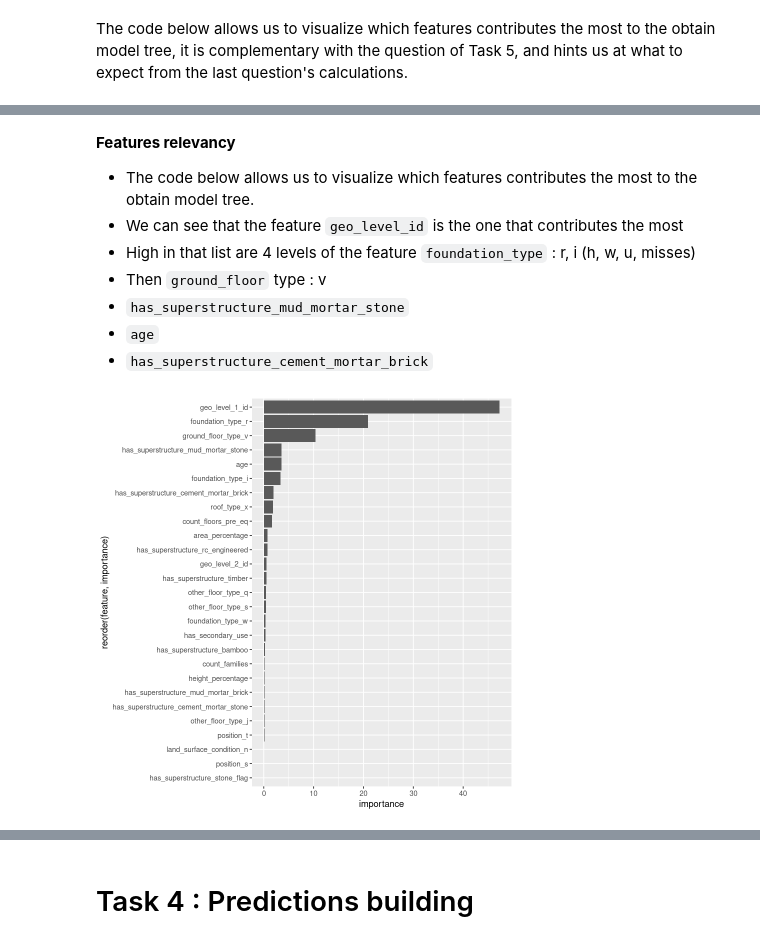
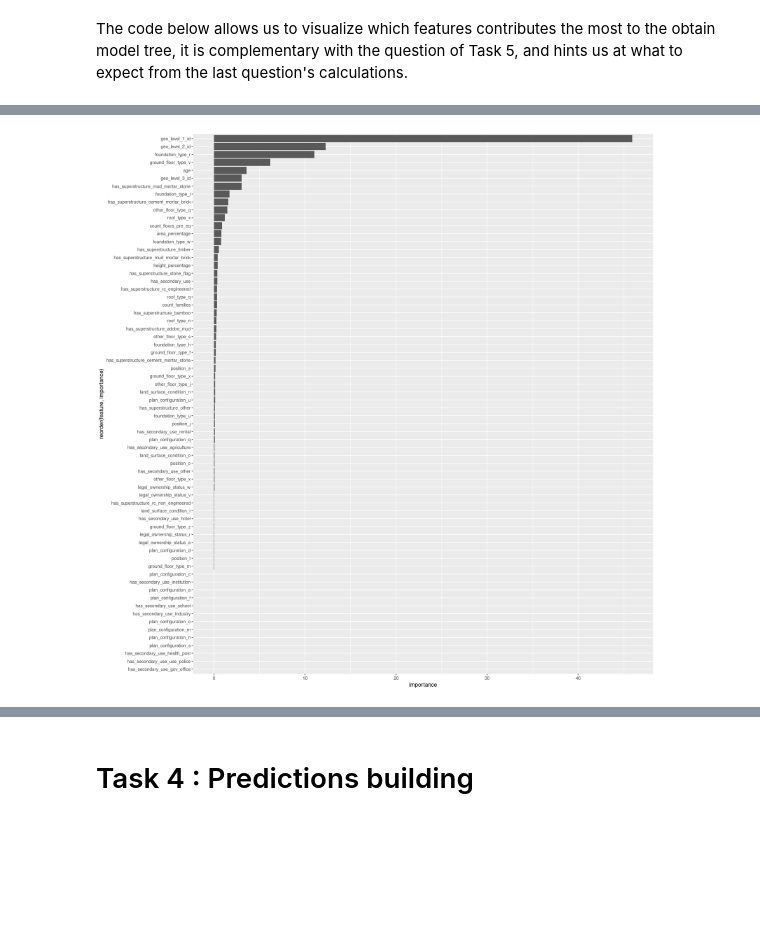
Before and after one commit to ULB-INFO-F-422/richter-s-predictor-group-38, a Jupyter notebook: implementation.ipynb, the cells around one changed output, grey strips where cells are left out. Drawn from its saved outputs; the diff is of its cells as text; code cells hidden in the pictures; blank space fills up the shorter version.

```diff
--- a/implementation.ipynb
+++ b/implementation.ipynb
@@ -407,2 +612,2 @@ Standard deviation F1 metric: 0.00184923218418441
 # %%
-gradientBoostingTreeModel = gbm(damage_grade ~., data=dataPP[,-1], n.trees=500)
+gbmModel = gbm(damage_grade~., data=dataPP, n.trees=500, interaction.depth=3, shrinkage=0.1)
@@ -413,9 +613,0 @@ Warning message:
-# %% [markdown]
-**Features relevancy**
-- The code below allows us to visualize which features contributes the most to the obtain model tree.
-- We can see that the feature `geo_level_id` is the one that contributes the most
-- High in that list are 4 levels of the feature `foundation_type` : r, i (h, w, u, misses)
-- Then `ground_floor` type : v
-- `has_superstructure_mud_mortar_stone`
-- `age`
-- `has_superstructure_cement_mortar_brick`
@@ -426,6 +614,13 @@ varImpGBM = subset(varImpGBM, importance!=0) # Because this data frame contains
 # %%
-# Call ggplot, speicify x to be the importance and y to be a re-ordering of the feature based on their respective importance.
+
+# Convert the variable importance from
+# the model we built to a data frame
+varImpDT = summary(gbmModel, plot=FALSE)
+
+# Change the column names of the data frame to "feature" and "importance"
+colnames(varImpDT) = c("feature", "importance") # Call ggplot, specify x to be the importance and y to be a
+# re-ordering of the feature based on their respective importance.
 # We list importance on the x axis to avoid the feature names to overlap
-ggplot(varImpGBM, aes(x= importance, y=reorder(feature, importance))) + geom_bar(stat='identity')
+ggplot(varImpDT, aes(x= importance, y=reorder(feature, importance))) + geom_bar(stat='identity')
 # %% [output]
-[figure, old version]
+[figure, new version]
```
Also changed, not shown: parts of 41 cells of this notebook, 3 other files.
